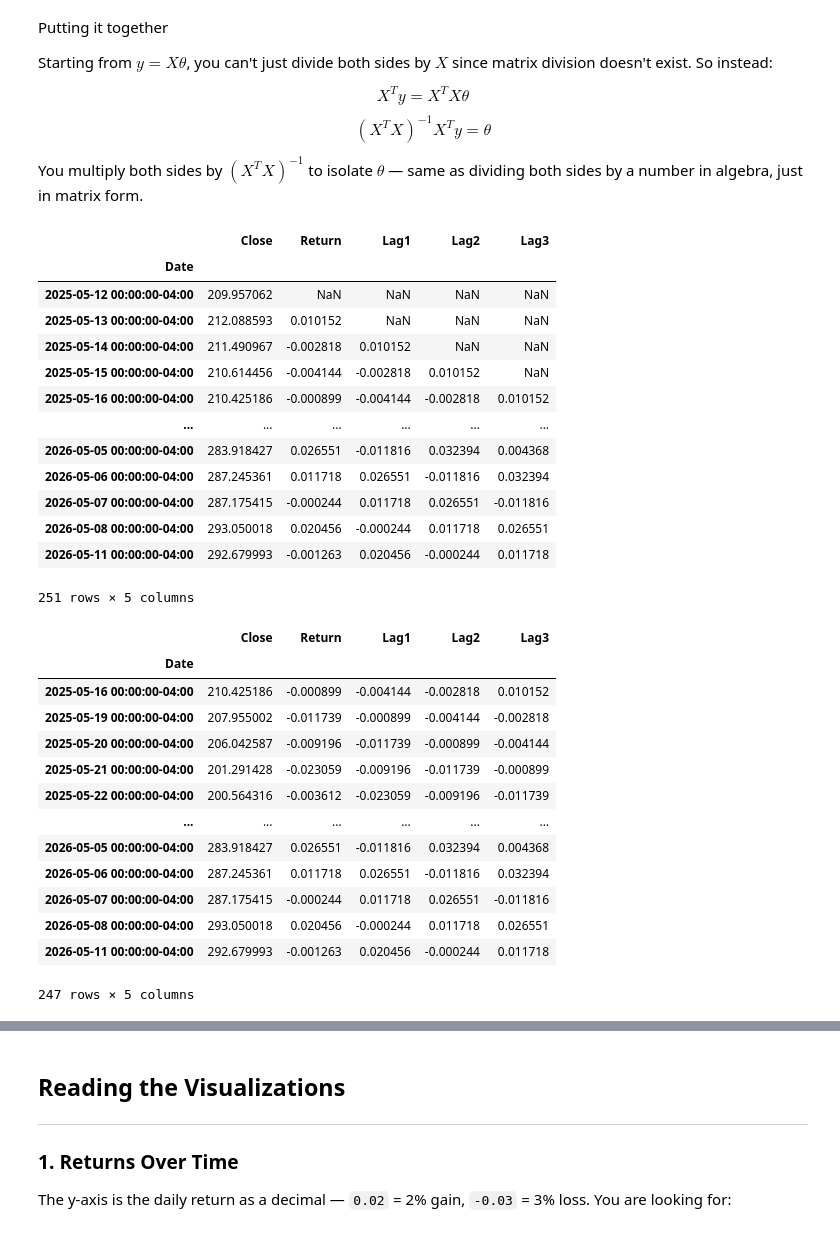
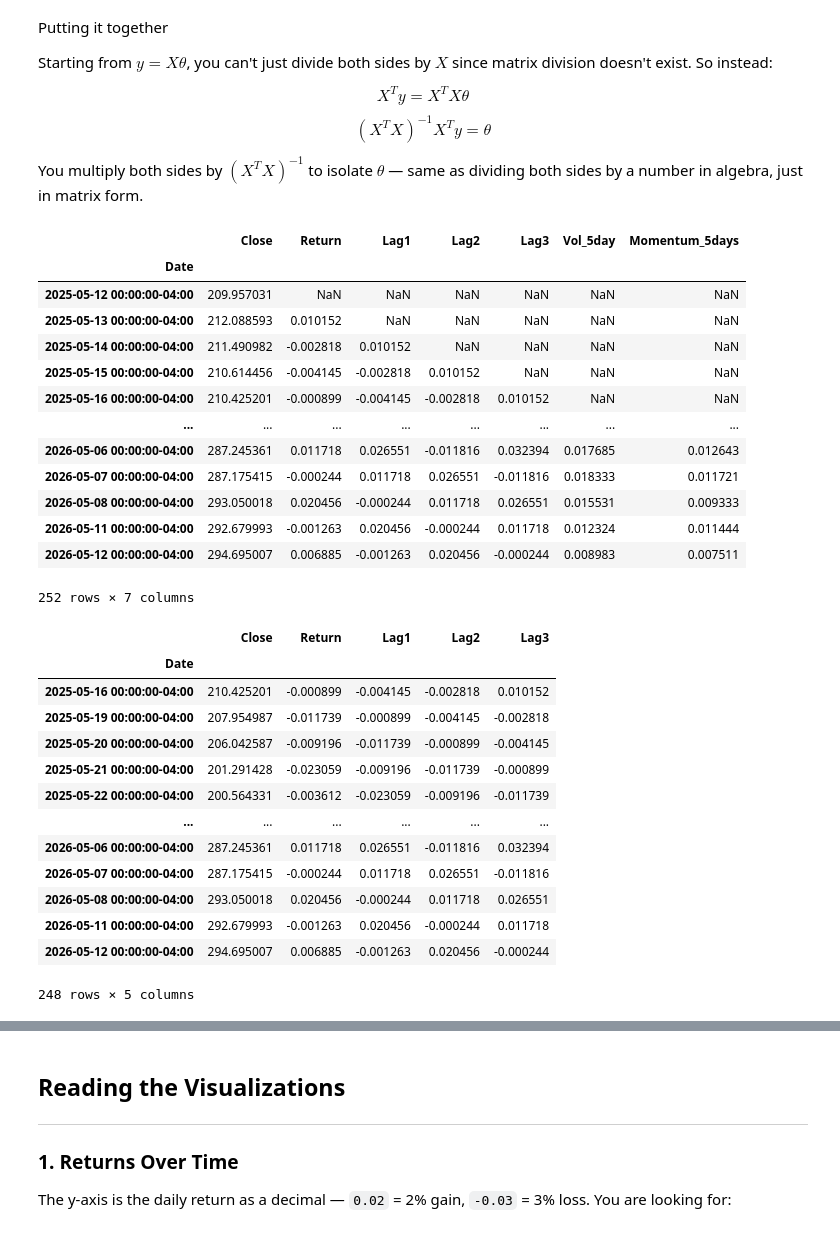
Before and after one commit to thehiaguy/StockReturnPred, a Jupyter notebook: notebooks/main.ipynb, the cells around one changed output, grey strips where cells are left out. Drawn from its saved outputs; the diff is of its cells as text; code cells hidden in the pictures.

```diff
--- a/notebooks/main.ipynb
+++ b/notebooks/main.ipynb
@@ -179,42 +180,55 @@ def linear_regression(X,y):
 # %%
 history['Return'] = history['Close'].pct_change()
 
 #each lag shifts the return column down by n days
 history['Lag1'] = history['Return'].shift(1) #returns on day t-1
 history['Lag2'] = history['Return'].shift(2) #returns on day t-2
 history['Lag3'] = history['Return'].shift(3) #returns on day t-3
 
-history[['Close', 'Return', 'Lag1', 'Lag2', 'Lag3']]
+#volatility - rolling standard deviation of returns
+history['Vol_5day'] = history['Return'].rolling(window=5).std()
+history['Vol_10day'] = history['Return'].rolling(window=10).std()
+history['Vol_15day'] = history['Return'].rolling(window=15).std()
+history['Vol_30day'] = history['Return'].rolling(window=30).std()
+
+#momentum - rolling mean of returns
+history['Momentum_5days'] = history['Return'].rolling(window=5).mean()
+history['Momentum_10days'] = history['Return'].rolling(window=10).mean()
+history['Momentum_15days'] = history['Return'].rolling(window=15).mean()
+history['Momentum_30days'] = history['Return'].rolling(window=30).mean()
+
+
+history[['Close', 'Return', 'Lag1', 'Lag2', 'Lag3', 'Vol_5day', 'Momentum_5days']]
 # %% [output]
-|  | Close | Return | Lag1 | Lag2 | Lag3 |
-| Date |  |  |  |  |  |
-| 2025-05-12 00:00:00-04:00 | 209.957062 | NaN | NaN | NaN | NaN |
-| 2025-05-13 00:00:00-04:00 | 212.088593 | 0.010152 | NaN | NaN | NaN |
-| 2025-05-14 00:00:00-04:00 | 211.490967 | -0.002818 | 0.010152 | NaN | NaN |
-| 2025-05-15 00:00:00-04:00 | 210.614456 | -0.004144 | -0.002818 | 0.010152 | NaN |
-| 2025-05-16 00:00:00-04:00 | 210.425186 | -0.000899 | -0.004144 | -0.002818 | 0.010152 |
-| ... | ... | ... | ... | ... | ... |
-| 2026-05-05 00:00:00-04:00 | 283.918427 | 0.026551 | -0.011816 | 0.032394 | 0.004368 |
-| 2026-05-06 00:00:00-04:00 | 287.245361 | 0.011718 | 0.026551 | -0.011816 | 0.032394 |
-| 2026-05-07 00:00:00-04:00 | 287.175415 | -0.000244 | 0.011718 | 0.026551 | -0.011816 |
-| 2026-05-08 00:00:00-04:00 | 293.050018 | 0.020456 | -0.000244 | 0.011718 | 0.026551 |
-| 2026-05-11 00:00:00-04:00 | 292.679993 | -0.001263 | 0.020456 | -0.000244 | 0.011718 |
+|  | Close | Return | Lag1 | Lag2 | Lag3 | Vol_5day | Momentum_5days |
+| Date |  |  |  |  |  |  |  |
+| 2025-05-12 00:00:00-04:00 | 209.957031 | NaN | NaN | NaN | NaN | NaN | NaN |
+| 2025-05-13 00:00:00-04:00 | 212.088593 | 0.010152 | NaN | NaN | NaN | NaN | NaN |
+| 2025-05-14 00:00:00-04:00 | 211.490982 | -0.002818 | 0.010152 | NaN | NaN | NaN | NaN |
+| 2025-05-15 00:00:00-04:00 | 210.614456 | -0.004145 | -0.002818 | 0.010152 | NaN | NaN | NaN |
+| 2025-05-16 00:00:00-04:00 | 210.425201 | -0.000899 | -0.004145 | -0.002818 | 0.010152 | NaN | NaN |
+| ... | ... | ... | ... | ... | ... | ... | ... |
+| 2026-05-06 00:00:00-04:00 | 287.245361 | 0.011718 | 0.026551 | -0.011816 | 0.032394 | 0.017685 | 0.012643 |
+| 2026-05-07 00:00:00-04:00 | 287.175415 | -0.000244 | 0.011718 | 0.026551 | -0.011816 | 0.018333 | 0.011721 |
+| 2026-05-08 00:00:00-04:00 | 293.050018 | 0.020456 | -0.000244 | 0.011718 | 0.026551 | 0.015531 | 0.009333 |
+| 2026-05-11 00:00:00-04:00 | 292.679993 | -0.001263 | 0.020456 | -0.000244 | 0.011718 | 0.012324 | 0.011444 |
+| 2026-05-12 00:00:00-04:00 | 294.695007 | 0.006885 | -0.001263 | 0.020456 | -0.000244 | 0.008983 | 0.007511 |
-251 rows × 5 columns
+252 rows × 7 columns
 # %%
 #dropped all rows with NaN
 history[['Close', 'Return', 'Lag1', 'Lag2', 'Lag3']].dropna()
 # %% [output]
 |  | Close | Return | Lag1 | Lag2 | Lag3 |
 | Date |  |  |  |  |  |
-| 2025-05-16 00:00:00-04:00 | 210.425186 | -0.000899 | -0.004144 | -0.002818 | 0.010152 |
-| 2025-05-19 00:00:00-04:00 | 207.955002 | -0.011739 | -0.000899 | -0.004144 | -0.002818 |
-| 2025-05-20 00:00:00-04:00 | 206.042587 | -0.009196 | -0.011739 | -0.000899 | -0.004144 |
+| 2025-05-16 00:00:00-04:00 | 210.425201 | -0.000899 | -0.004145 | -0.002818 | 0.010152 |
+| 2025-05-19 00:00:00-04:00 | 207.954987 | -0.011739 | -0.000899 | -0.004145 | -0.002818 |
+| 2025-05-20 00:00:00-04:00 | 206.042587 | -0.009196 | -0.011739 | -0.000899 | -0.004145 |
 | 2025-05-21 00:00:00-04:00 | 201.291428 | -0.023059 | -0.009196 | -0.011739 | -0.000899 |
-| 2025-05-22 00:00:00-04:00 | 200.564316 | -0.003612 | -0.023059 | -0.009196 | -0.011739 |
+| 2025-05-22 00:00:00-04:00 | 200.564331 | -0.003612 | -0.023059 | -0.009196 | -0.011739 |
 | ... | ... | ... | ... | ... | ... |
-| 2026-05-05 00:00:00-04:00 | 283.918427 | 0.026551 | -0.011816 | 0.032394 | 0.004368 |
 | 2026-05-06 00:00:00-04:00 | 287.245361 | 0.011718 | 0.026551 | -0.011816 | 0.032394 |
 | 2026-05-07 00:00:00-04:00 | 287.175415 | -0.000244 | 0.011718 | 0.026551 | -0.011816 |
 | 2026-05-08 00:00:00-04:00 | 293.050018 | 0.020456 | -0.000244 | 0.011718 | 0.026551 |
 | 2026-05-11 00:00:00-04:00 | 292.679993 | -0.001263 | 0.020456 | -0.000244 | 0.011718 |
+| 2026-05-12 00:00:00-04:00 | 294.695007 | 0.006885 | -0.001263 | 0.020456 | -0.000244 |
-247 rows × 5 columns
+248 rows × 5 columns
```
Also changed, not shown: parts of 21 cells of this notebook.
